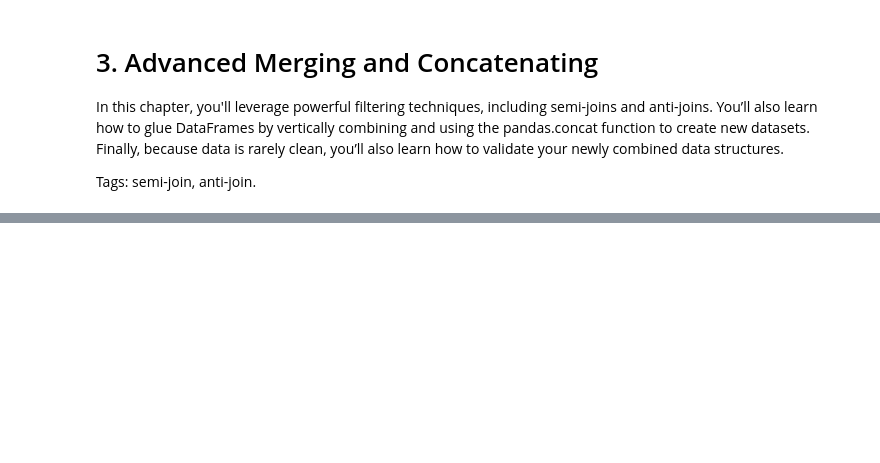
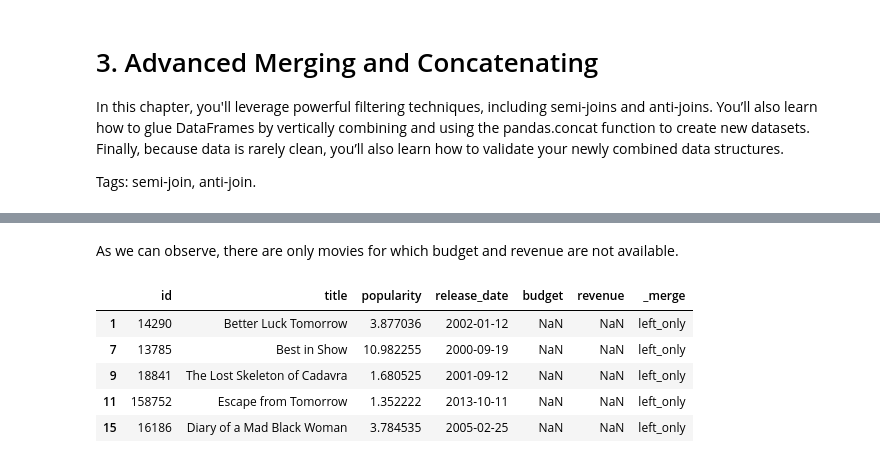
Before and after one commit to kbantoec/dsuc, a Jupyter notebook: joining_data_pandas/notebook.ipynb, the cells around one changed output, grey strips where cells are left out. Saved outputs shown, nothing was run; the diff lists cells and outputs as text; code cells hidden in the pictures; blank space fills up the shorter version.

```diff
--- a/joining_data_pandas/notebook.ipynb
+++ b/joining_data_pandas/notebook.ipynb
@@ -288,0 +303,11 @@ business_owners.p
+# %% [markdown]
+As we can observe, there are only movies for which budget and revenue are not available.
+# %%
+movies_financials[movies['id'].isin(id_list)].head()
+# %% [output]
+|  | id | title | popularity | release_date | budget | revenue | _merge |
+| 1 | 14290 | Better Luck Tomorrow | 3.877036 | 2002-01-12 | NaN | NaN | left_only |
+| 7 | 13785 | Best in Show | 10.982255 | 2000-09-19 | NaN | NaN | left_only |
+| 9 | 18841 | The Lost Skeleton of Cadavra | 1.680525 | 2001-09-12 | NaN | NaN | left_only |
+| 11 | 158752 | Escape from Tomorrow | 1.352222 | 2013-10-11 | NaN | NaN | left_only |
+| 15 | 16186 | Diary of a Mad Black Woman | 3.784535 | 2005-02-25 | NaN | NaN | left_only |
```
Also changed, not shown: parts of 4 cells of this notebook.
